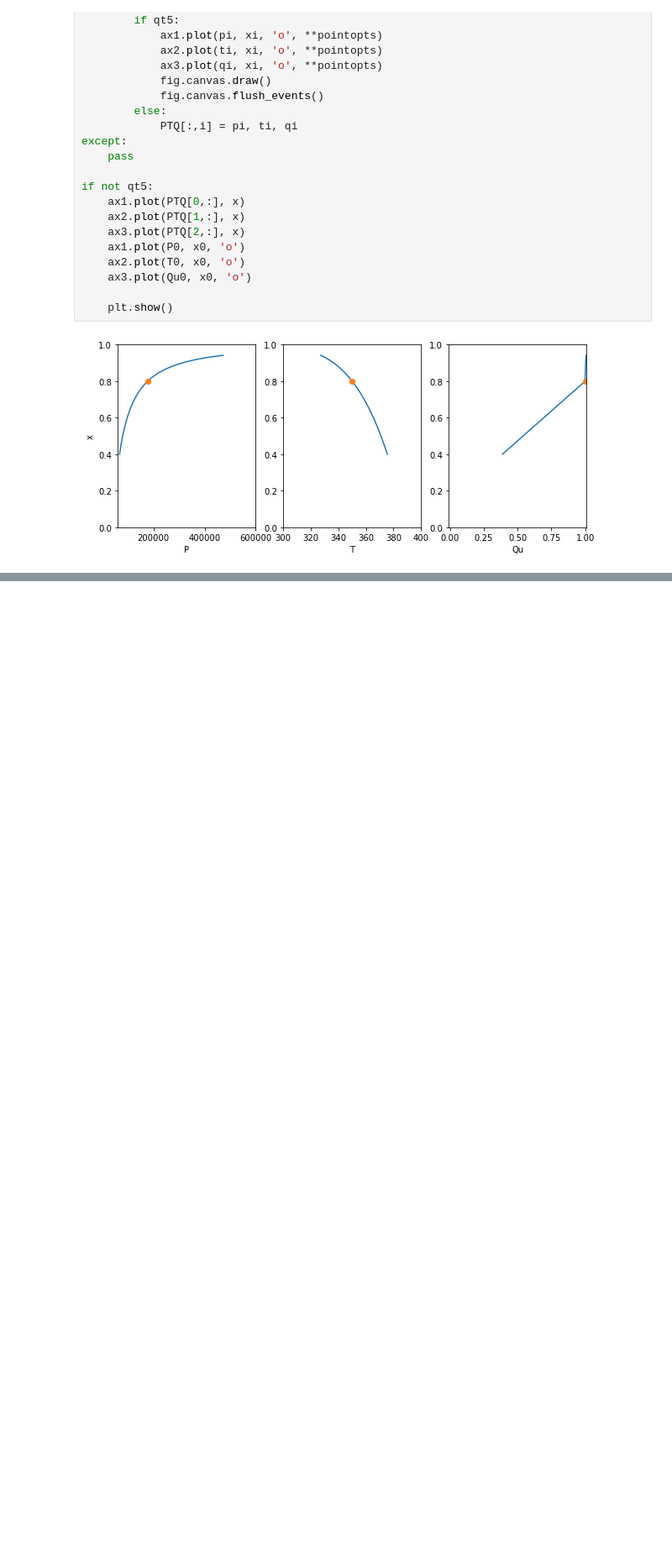
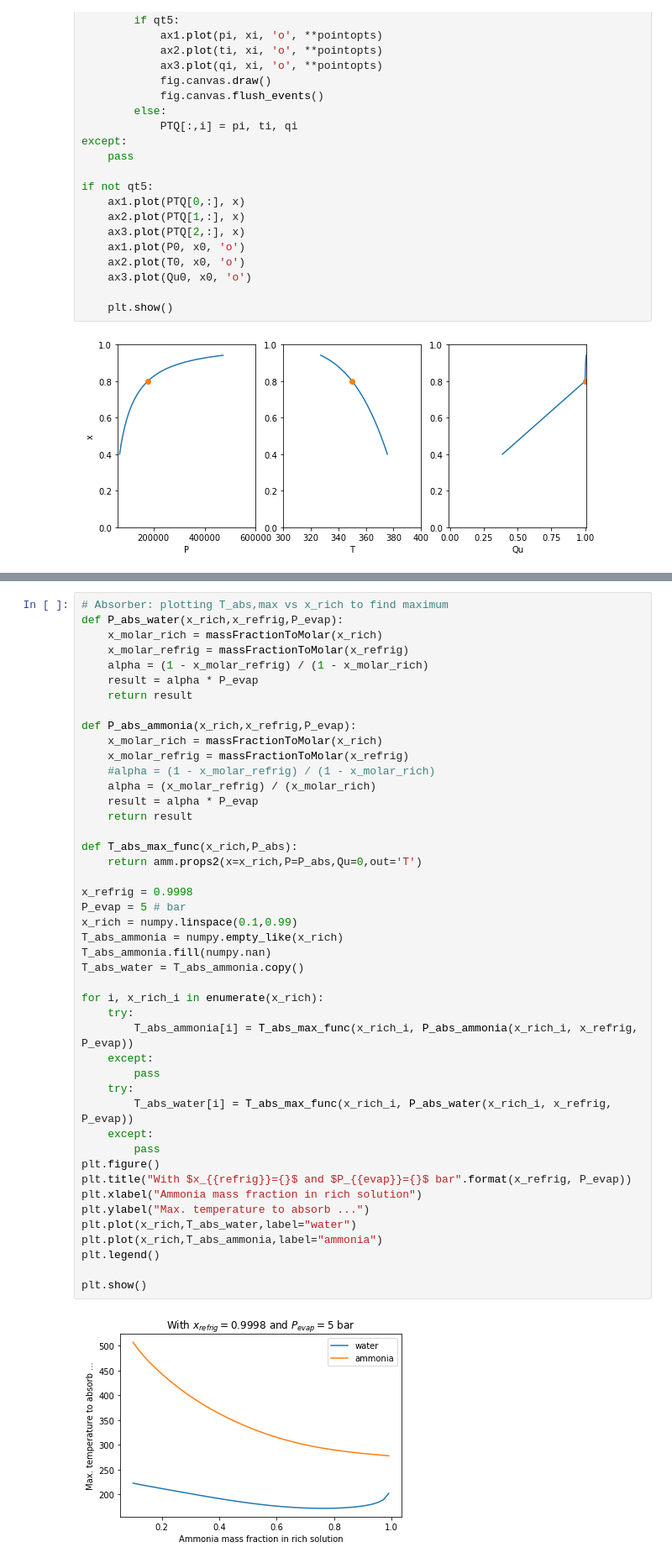
Before and after one commit to nfette/openACHP, a Jupyter notebook: src/Feasibility of ammonia-aqua chiller.ipynb, the cells around one changed output, grey strips where cells are left out. Shown at 84% size. Drawn from its saved outputs; the diff is of its cells as text; blank space fills up the shorter version.

```diff
--- a/src/Feasibility of ammonia-aqua chiller.ipynb
+++ b/src/Feasibility of ammonia-aqua chiller.ipynb
@@ -268,3 +572,50 @@ Qu_imagined = CP.PropsSI('Q','T',T0,'P',P_evap,"REFPROP::ammonia[{}]&water[{}]".
 Qu_imagined
 # %% [output]
 1.0005894260535513
+# %%
+# Absorber: plotting T_abs,max vs x_rich to find maximum
+def P_abs_water(x_rich,x_refrig,P_evap):
+    x_molar_rich = massFractionToMolar(x_rich)
+    x_molar_refrig = massFractionToMolar(x_refrig)
+    alpha = (1 - x_molar_refrig) / (1 - x_molar_rich)
+    result = alpha * P_evap
+    return result
+
+def P_abs_ammonia(x_rich,x_refrig,P_evap):
+    x_molar_rich = massFractionToMolar(x_rich)
+    x_molar_refrig = massFractionToMolar(x_refrig)
+    #alpha = (1 - x_molar_refrig) / (1 - x_molar_rich)
+    alpha = (x_molar_refrig) / (x_molar_rich)
+    result = alpha * P_evap
+    return result
+
+def T_abs_max_func(x_rich,P_abs):
+    return amm.props2(x=x_rich,P=P_abs,Qu=0,out='T')
+
+x_refrig = 0.9998
+P_evap = 5 # bar
+x_rich = numpy.linspace(0.1,0.99)
+T_abs_ammonia = numpy.empty_like(x_rich)
+T_abs_ammonia.fill(numpy.nan)
+T_abs_water = T_abs_ammonia.copy()
+
+for i, x_rich_i in enumerate(x_rich):
+    try:
+        T_abs_ammonia[i] = T_abs_max_func(x_rich_i, P_abs_ammonia(x_rich_i, x_refrig, P_evap))
+    except:
+        pass
+    try:
+        T_abs_water[i] = T_abs_max_func(x_rich_i, P_abs_water(x_rich_i, x_refrig, P_evap))
+    except:
+        pass
+plt.figure()
+plt.title("With $x_{{refrig}}={}$ and $P_{{evap}}={}$ bar".format(x_refrig, P_evap))
+plt.xlabel("Ammonia mass fraction in rich solution")
+plt.ylabel("Max. temperature to absorb ...")
+plt.plot(x_rich,T_abs_water,label="water")
+plt.plot(x_rich,T_abs_ammonia,label="ammonia")
+plt.legend()
+
+plt.show()
+# %% [output]
+[figure, added]
```
Also changed, not shown: parts of 16 cells of this notebook, 1 other file.
